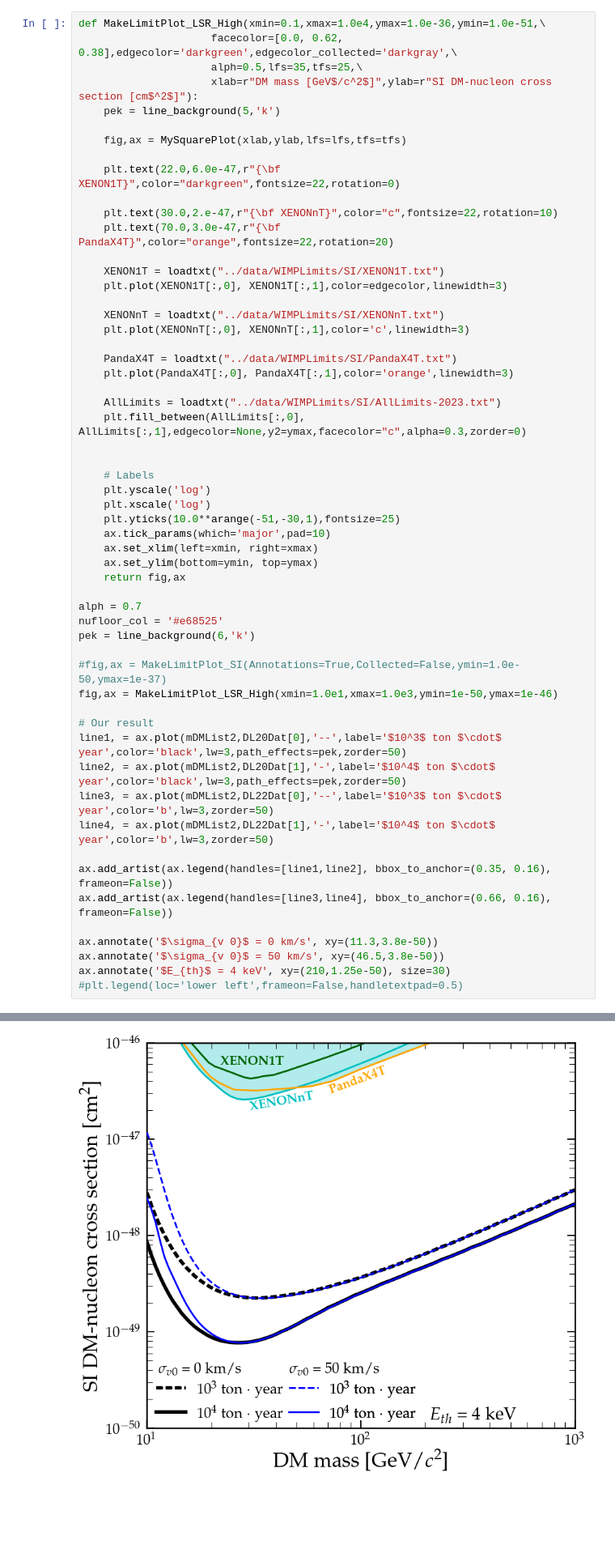
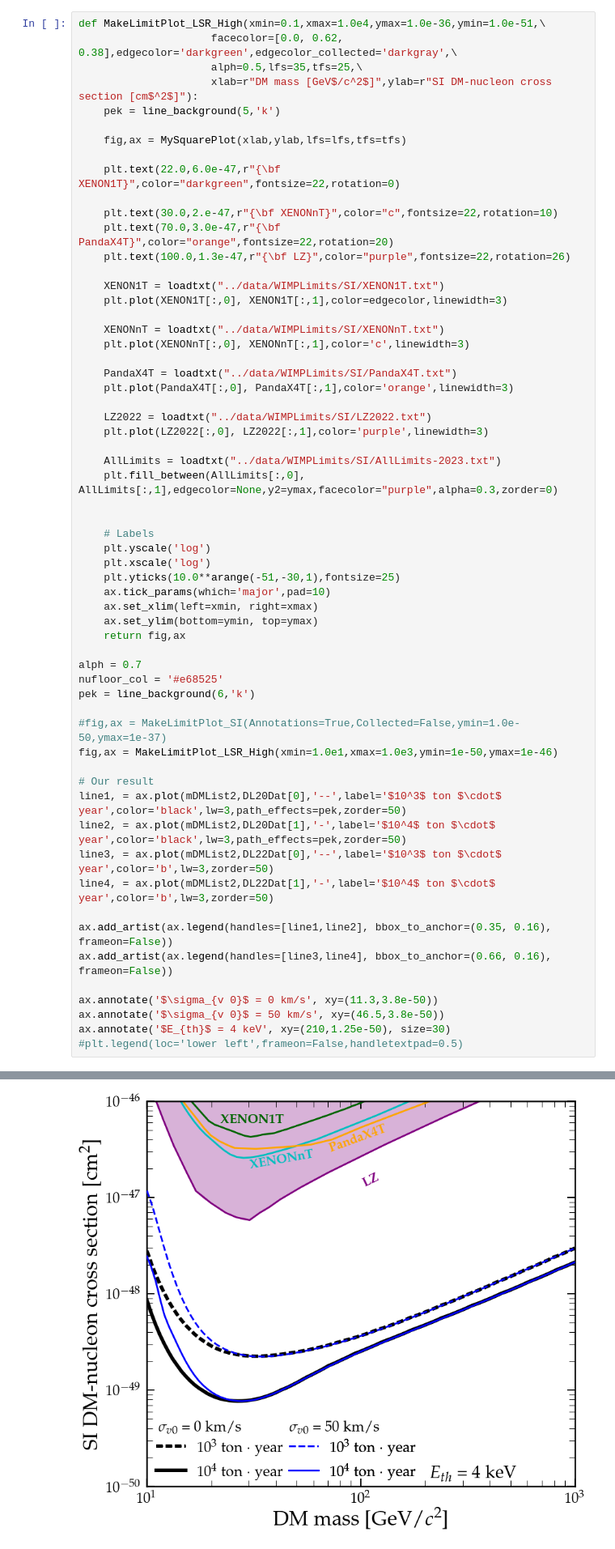
Before and after one commit to zhangblong/AsymptoticAnalysisAndNeutrinoFog, a Jupyter notebook: notebooks/DLWithLSR.ipynb, the cells around one changed output, grey strips where cells are left out. Shown: that part at 81% size. Saved outputs shown, nothing was run; the diff lists cells and outputs as text; blank space fills up the shorter version.

```diff
--- a/notebooks/DLWithLSR.ipynb
+++ b/notebooks/DLWithLSR.ipynb
@@ -324,6 +324,7 @@ def MakeLimitPlot_LSR_High(xmin=0.1,xmax=1.0e4,ymax=1.0e-36,ymin=1.0e-51,\
 
     plt.text(30.0,2.e-47,r"{\bf XENONnT}",color="c",fontsize=22,rotation=10)
     plt.text(70.0,3.0e-47,r"{\bf PandaX4T}",color="orange",fontsize=22,rotation=20)
+    plt.text(100.0,1.3e-47,r"{\bf LZ}",color="purple",fontsize=22,rotation=26)
 
     XENON1T = loadtxt("../data/WIMPLimits/SI/XENON1T.txt")
     plt.plot(XENON1T[:,0], XENON1T[:,1],color=edgecolor,linewidth=3)
@@ -334,42 +335,45 @@ def MakeLimitPlot_LSR_High(xmin=0.1,xmax=1.0e4,ymax=1.0e-36,ymin=1.0e-51,\
     PandaX4T = loadtxt("../data/WIMPLimits/SI/PandaX4T.txt")
     plt.plot(PandaX4T[:,0], PandaX4T[:,1],color='orange',linewidth=3)
 
+    LZ2022 = loadtxt("../data/WIMPLimits/SI/LZ2022.txt")
+    plt.plot(LZ2022[:,0], LZ2022[:,1],color='purple',linewidth=3)
+
     AllLimits = loadtxt("../data/WIMPLimits/SI/AllLimits-2023.txt")
-    plt.fill_between(AllLimits[:,0], AllLimits[:,1],edgecolor=None,y2=ymax,facecolor="c",alpha=0.3,zorder=0)
+    plt.fill_between(AllLimits[:,0], AllLimits[:,1],edgecolor=None,y2=ymax,facecolor="purple",alpha=0.3,zorder=0)
 
 
     # Labels
     plt.yscale('log')
     plt.xscale('log')
     plt.yticks(10.0**arange(-51,-30,1),fontsize=25)
     ax.tick_params(which='major',pad=10)
     ax.set_xlim(left=xmin, right=xmax)
     ax.set_ylim(bottom=ymin, top=ymax)
     return fig,ax
 
 alph = 0.7
 nufloor_col = '#e68525'
 pek = line_background(6,'k')
 
 #fig,ax = MakeLimitPlot_SI(Annotations=True,Collected=False,ymin=1.0e-50,ymax=1e-37)
 fig,ax = MakeLimitPlot_LSR_High(xmin=1.0e1,xmax=1.0e3,ymin=1e-50,ymax=1e-46)
 
 # Our result
 line1, = ax.plot(mDMList2,DL20Dat[0],'--',label='$10^3$ ton $\cdot$ year',color='black',lw=3,path_effects=pek,zorder=50)
 line2, = ax.plot(mDMList2,DL20Dat[1],'-',label='$10^4$ ton $\cdot$ year',color='black',lw=3,path_effects=pek,zorder=50)
 line3, = ax.plot(mDMList2,DL22Dat[0],'--',label='$10^3$ ton $\cdot$ year',color='b',lw=3,zorder=50)
 line4, = ax.plot(mDMList2,DL22Dat[1],'-',label='$10^4$ ton $\cdot$ year',color='b',lw=3,zorder=50)
 
 ax.add_artist(ax.legend(handles=[line1,line2], bbox_to_anchor=(0.35, 0.16), frameon=False))
 ax.add_artist(ax.legend(handles=[line3,line4], bbox_to_anchor=(0.66, 0.16), frameon=False))
 
 ax.annotate('$\sigma_{v 0}$ = 0 km/s', xy=(11.3,3.8e-50))
 ax.annotate('$\sigma_{v 0}$ = 50 km/s', xy=(46.5,3.8e-50))
 ax.annotate('$E_{th}$ = 4 keV', xy=(210,1.25e-50), size=30)
 #plt.legend(loc='lower left',frameon=False,handletextpad=0.5)
 # %% [output]
 Text(210, 1.25e-50, '$E_{th}$ = 4 keV')
-[figure, old version]
+[figure, new version]
 # %%
 myPathFig = os.path.join(os.path.abspath(os.path.pardir),'plots')
 fig.savefig(os.path.join(myPathFig,'LSRHigh.pdf'),bbox_inches='tight')
```
Also changed, not shown: parts of 2 cells of this notebook, 15 other files.
